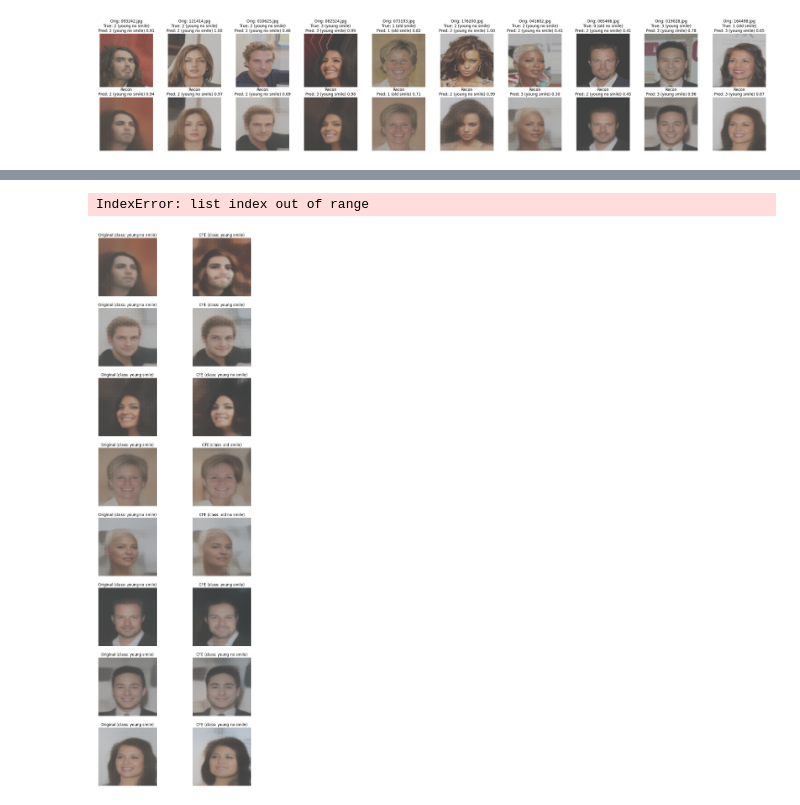
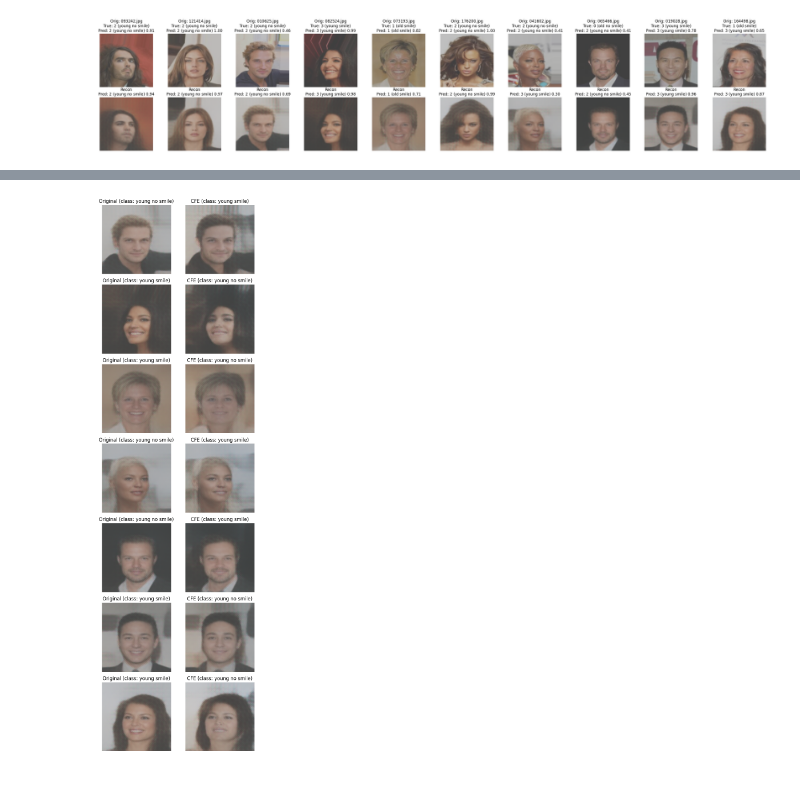
Before and after one commit to MBernart/counterfactuals, a Jupyter notebook: experiments/celebA.ipynb, the cells around one changed output, grey strips where cells are left out. Cells and saved outputs as stored; diff of their text form; code cells hidden in the pictures.

```diff
--- a/experiments/celebA.ipynb
+++ b/experiments/celebA.ipynb
@@ -46,6 +46,9 @@ df["class"] = (
 train_df, test_df = train_test_split(df, test_size=1000, shuffle=True, random_state=42)
 
 train_df, val_df = train_test_split(train_df, test_size=0.1, shuffle=True, random_state=42)
+
+x = len(train_df)
+
 
 transform = T.Compose([
     T.Resize((128, 128)),
@@ -752,6 +749,7 @@ autoencoder.load_state_dict(state_dict)
 ### CFS generating
 # %%
 from sklearn.preprocessing import FunctionTransformer
+from sklearn.compose import ColumnTransformer
 
 
 device = "cuda" if torch.cuda.is_available() else "cpu"
@@ -777,7 +775,15 @@ feature_names = [f'l{i}' for i in range(latent_dim_actual)]
 
 data_df = pd.DataFrame(latent_instance_np, columns=feature_names)
 
-identity = FunctionTransformer(lambda x: x.to_numpy(), validate=False)
+identity = ColumnTransformer(
+    transformers=[
+        ('num', 'passthrough', feature_names),
+        # ("cat", OneHotEncoder(), []),
+
+    ],    remainder='drop'
+)
+
+identity.fit(data_df)
 
 latent_dataset = Dataset(
     df=data_df,
@@ -883,6 +889,6 @@ plt.show()
 [figure]
 # %%
 latent_wrapper = BatchedLatentWrapper(autoencoder.decoder, cnn, device)
-explainer = GrowingSpheresExplainer(step_size=0.001, num_samples=10, max_radius=2)
+explainer = GrowingSpheresExplainer(step_size=0.01, num_samples=10, max_radius=2)
 counterfactuals = explainer.explain(latent_wrapper, latent_dataset)
 # %% [output]
@@ -911,39 +916,38 @@ counterfactuals
 # %%
-plt.figure(figsize=(10, 4 * n))
+plt.figure(figsize=(6, 4 * len(counterfactuals)))
 
-for i in range(n):
+for i in range(len(counterfactuals)):
     cf = counterfactuals[i]
 
     # ---- ORIGINAL RECONSTRUCTION ----
     org_latent = torch.tensor(cf.original_data, dtype=torch.float32, device=device).unsqueeze(0)
     org_recon = autoencoder.decoder(org_latent)      # shape [1, 3, 128, 128]
 
     org_recon_np = org_recon.detach().cpu().permute(0, 2, 3, 1).numpy()[0]
 
     # map from [-1, 1] → [0, 1]
     org_recon_np = (org_recon_np + 1) / 2
     org_recon_np = org_recon_np.clip(0, 1)
 
     # ---- COUNTERFACTUAL RECONSTRUCTION ----
     cf_latent = torch.tensor(cf.data, dtype=torch.float32, device=device).unsqueeze(0)
     cfe_recon = autoencoder.decoder(cf_latent)
 
     cfe_recon_np = cfe_recon.detach().cpu().permute(0, 2, 3, 1).numpy()[0]
     cfe_recon_np = (cfe_recon_np + 1) / 2
     cfe_recon_np = cfe_recon_np.clip(0, 1)
 
     # ---- PLOTTING ----
     plt.subplot(n, 2, 2 * i + 1)
     plt.imshow(org_recon_np)
     plt.title(f"Original (class: {class_map[cf.original_class]})")
     plt.axis("off")
 
     plt.subplot(n, 2, 2 * i + 2)
     plt.imshow(cfe_recon_np)
     plt.title(f"CFE (class: {class_map[cf.target_class]})")
     plt.axis("off")
 
 plt.tight_layout()
 # %% [output]
-IndexError: list index out of range
-[figure, old version]
+[figure, new version]
```
Also changed, not shown: parts of 4 cells of this notebook.
